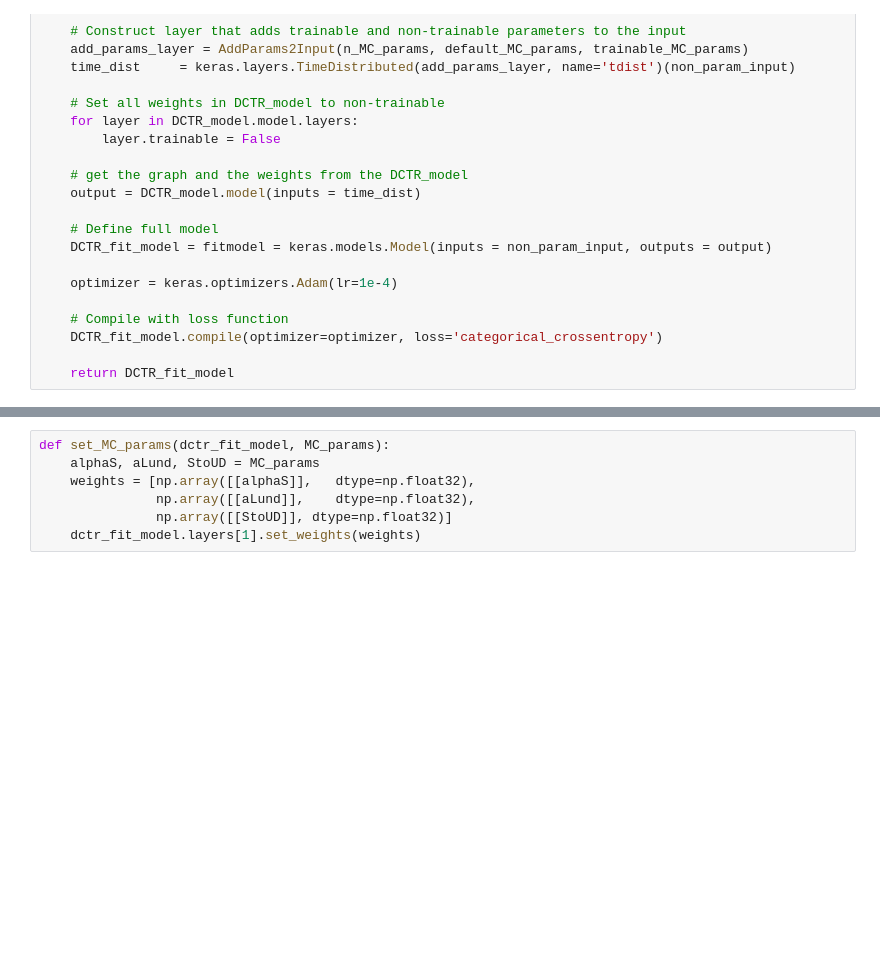
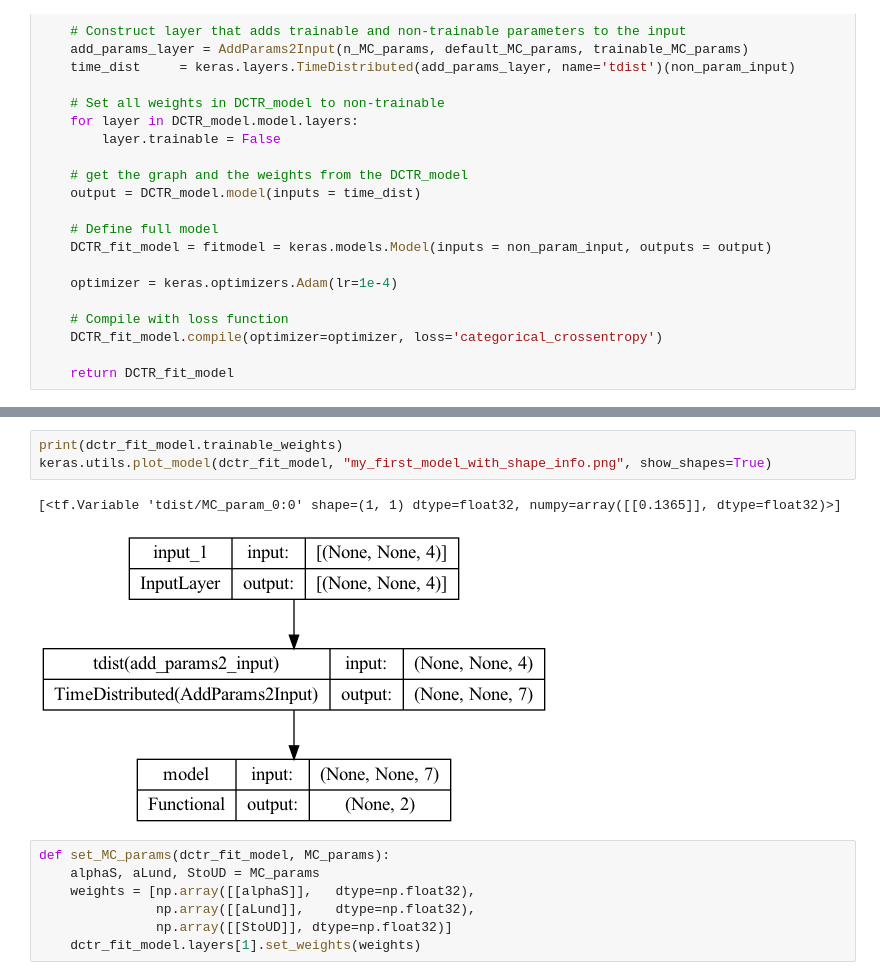
Before and after one commit to matangrinberg/parametrized-classifiers, a Jupyter notebook: DCTR/HEP-notebooks/DCTR_1D_alphaS.ipynb, the cells around one changed output, grey strips where cells are left out. Drawn from its saved outputs; the diff is of its cells as text; blank space fills up the shorter version.

```diff
--- a/DCTR/HEP-notebooks/DCTR_1D_alphaS.ipynb
+++ b/DCTR/HEP-notebooks/DCTR_1D_alphaS.ipynb
@@ -448,6 +452,12 @@ Total params: 57,133
 Trainable params: 1
 Non-trainable params: 57,132
 _________________________________________________________________
+# %%
+print(dctr_fit_model.trainable_weights)
+keras.utils.plot_model(dctr_fit_model, "my_first_model_with_shape_info.png", show_shapes=True)
+# %% [output]
+[<tf.Variable 'tdist/MC_param_0:0' shape=(1, 1) dtype=float32, numpy=array([[0.1365]], dtype=float32)>]
+[figure, added]
 # %%
 def set_MC_params(dctr_fit_model, MC_params):
     alphaS, aLund, StoUD = MC_params
```
Also changed, not shown: parts of 19 cells of this notebook, 3 other files.
